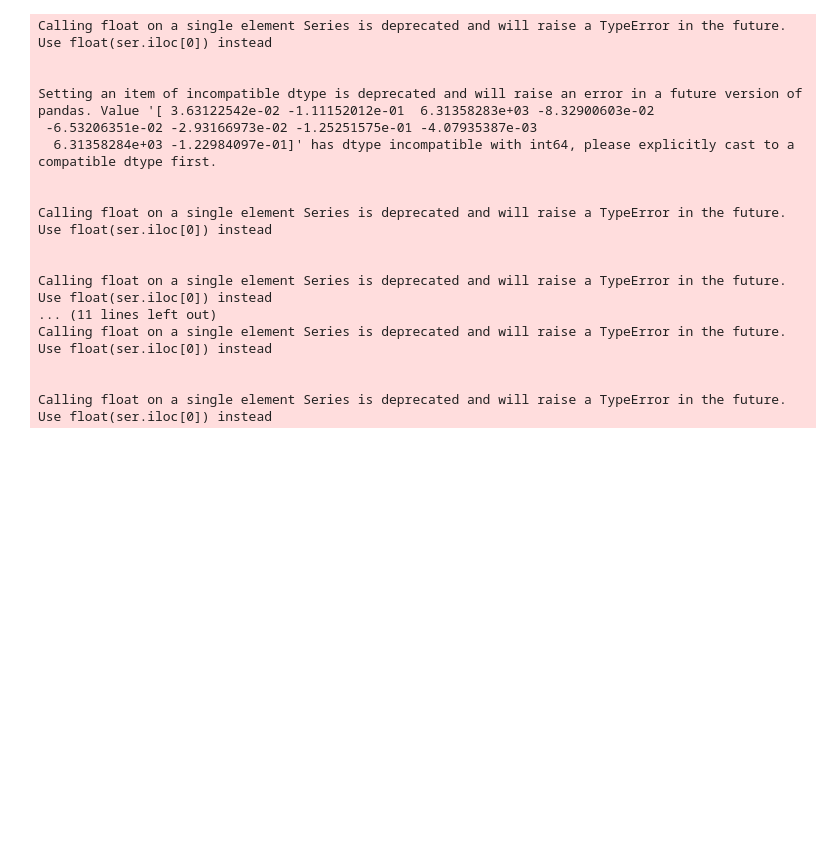
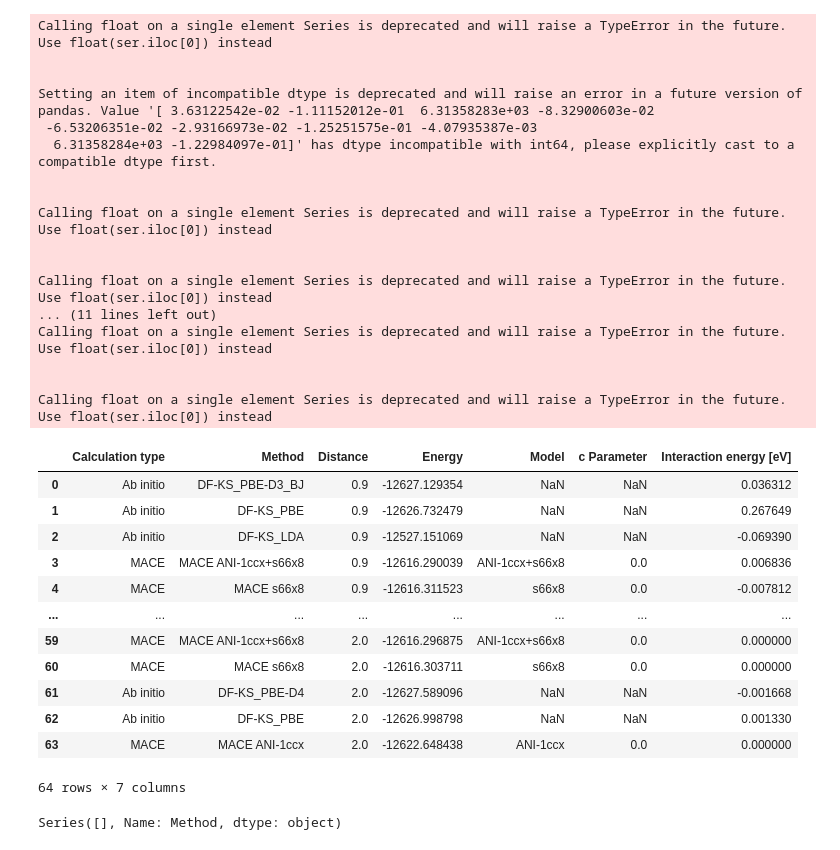
Before and after one commit to weltidom/Tools_MLIP, a Jupyter notebook: Queries+Visualization/benzene_distance.ipynb, the cells around one changed output. Saved outputs shown, nothing was run; the diff lists cells and outputs as text; code cells hidden in the pictures; blank space fills up the shorter version.

```diff
--- a/Queries+Visualization/benzene_distance.ipynb
+++ b/Queries+Visualization/benzene_distance.ipynb
@@ -44,6 +35,6 @@ for i, row in data_molpro.iterrows():
 # %%
 data_mace=pd.read_pickle('/Users/dominicwelti/Documents/Master_Thesis_Data_Set/Benzene/MACE/results.pkl')
-data_mace['Method']='MACE'+'-'+data_mace['Model']
+data_mace['Method']='MACE'+' '+data_mace['Model']
 
 df=pd.concat([data_molpro,data_mace], ignore_index=True)
 # %%
@@ -81,0 +76,16 @@ plot.show()
+# %%
+df
+# %% [output]
+|  | Calculation type | Method | Distance | Energy | Model | c Parameter | Interaction energy [eV] |
+| 0 | Ab initio | DF-KS_PBE-D3_BJ | 0.9 | -12627.129354 | NaN | NaN | 0.036312 |
+| 1 | Ab initio | DF-KS_PBE | 0.9 | -12626.732479 | NaN | NaN | 0.267649 |
+| 2 | Ab initio | DF-KS_LDA | 0.9 | -12527.151069 | NaN | NaN | -0.069390 |
+| 3 | MACE | MACE ANI-1ccx+s66x8 | 0.9 | -12616.290039 | ANI-1ccx+s66x8 | 0.0 | 0.006836 |
+| 4 | MACE | MACE s66x8 | 0.9 | -12616.311523 | s66x8 | 0.0 | -0.007812 |
+| ... | ... | ... | ... | ... | ... | ... | ... |
+| 59 | MACE | MACE ANI-1ccx+s66x8 | 2.0 | -12616.296875 | ANI-1ccx+s66x8 | 0.0 | 0.000000 |
+| 60 | MACE | MACE s66x8 | 2.0 | -12616.303711 | s66x8 | 0.0 | 0.000000 |
+| 61 | Ab initio | DF-KS_PBE-D4 | 2.0 | -12627.589096 | NaN | NaN | -0.001668 |
+| 62 | Ab initio | DF-KS_PBE | 2.0 | -12626.998798 | NaN | NaN | 0.001330 |
+| 63 | MACE | MACE ANI-1ccx | 2.0 | -12622.648438 | ANI-1ccx | 0.0 | 0.000000 |
+64 rows × 7 columns
@@ -81,0 +102,4 @@ plot.show()
+# %%
+df.loc[df['Method']=='DF-KS_PBE-D3_BJ', 'Method']
+# %% [output]
+Series([], Name: Method, dtype: object)
```
Also changed, not shown: parts of 13 cells of this notebook, 5 other files.
